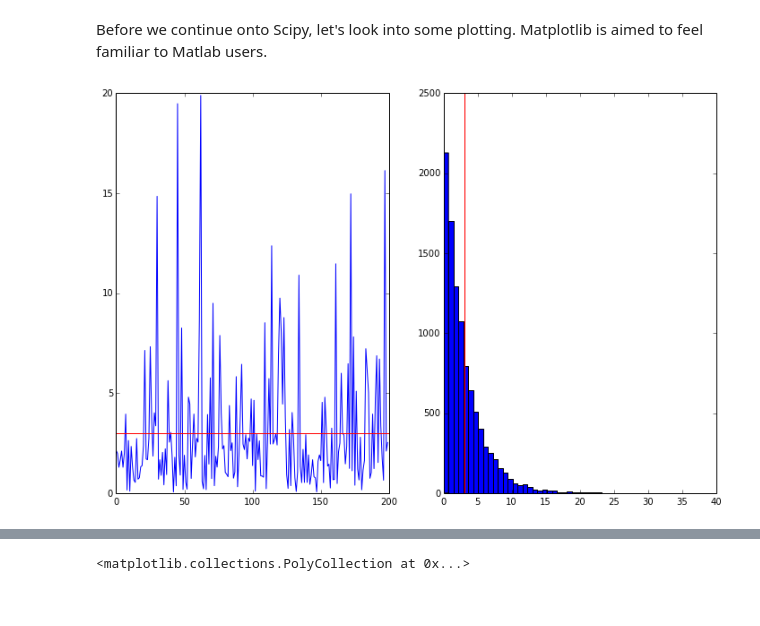
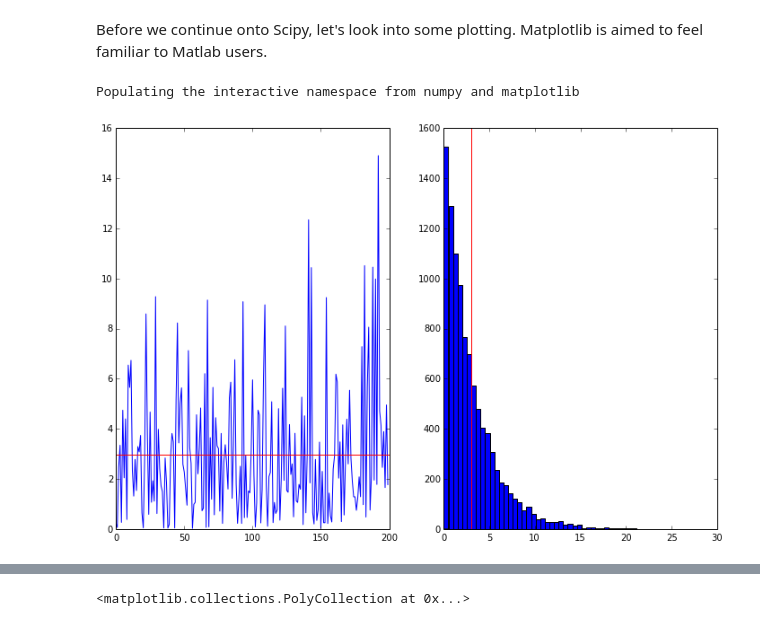
Before and after one commit to QCaudron/Python-Workshop, a Jupyter notebook: 2.Stack.ipynb, the cells around one changed output, grey strips where cells are left out. Drawn from its saved outputs; the diff is of its cells as text; code cells hidden in the pictures.

```diff
--- a/2.Stack.ipynb
+++ b/2.Stack.ipynb
@@ -173,22 +179,25 @@ print A * A # still ELEMENTWISE multiplication
 Before we continue onto Scipy, let's look into some plotting. Matplotlib is aimed to feel familiar to Matlab users.
 # %%
 import matplotlib.pyplot as plt
-figsize(12, 8)
+
+%pylab inline
+
+plt.figure(figsize(12, 8))
 
 x = np.random.exponential(3, size=10000)
 
 plt.subplot(1, 2, 1)
 plt.plot(x[::50])
 plt.axhline(x.mean(), color="red")
 plt.subplot(1, 2, 2)
 plt.hist(x, 50)
 plt.axvline(x.mean(), c="r") # c="r" is shorter, both are valid
-plt.show()
 
 # Note that, in an interactive setting, you will need to call plt.show(), which I've included above for completeness
 # In IPython using the --pylab inline argument, you don't need it; I'll drop it from here
 # %% [output]
+Populating the interactive namespace from numpy and matplotlib
-[figure, old version]
+[figure, new version]
 # %%
 # Like Matlab, we can feed style arguments to the plot function
 x = np.linspace(0, 2 * np.pi, 100)
```
Also changed, not shown: parts of 12 cells of this notebook, 4 other files.
